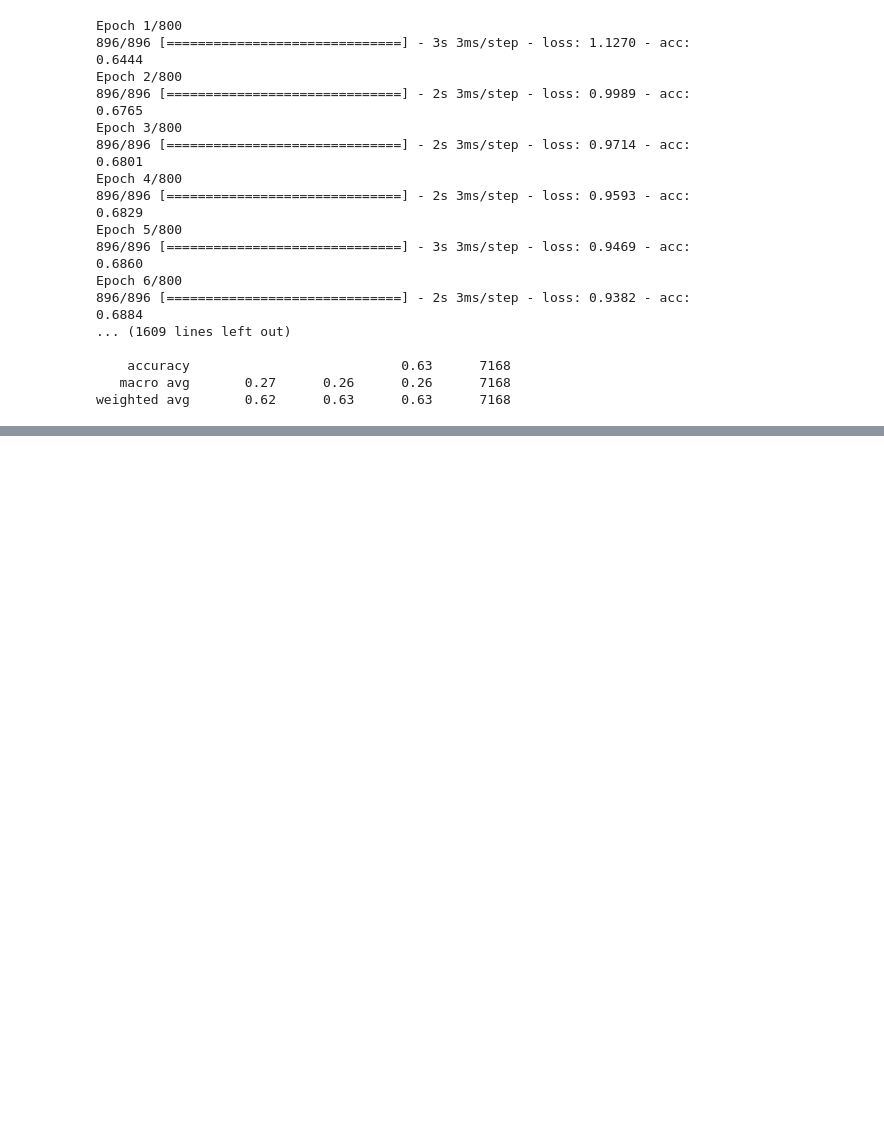
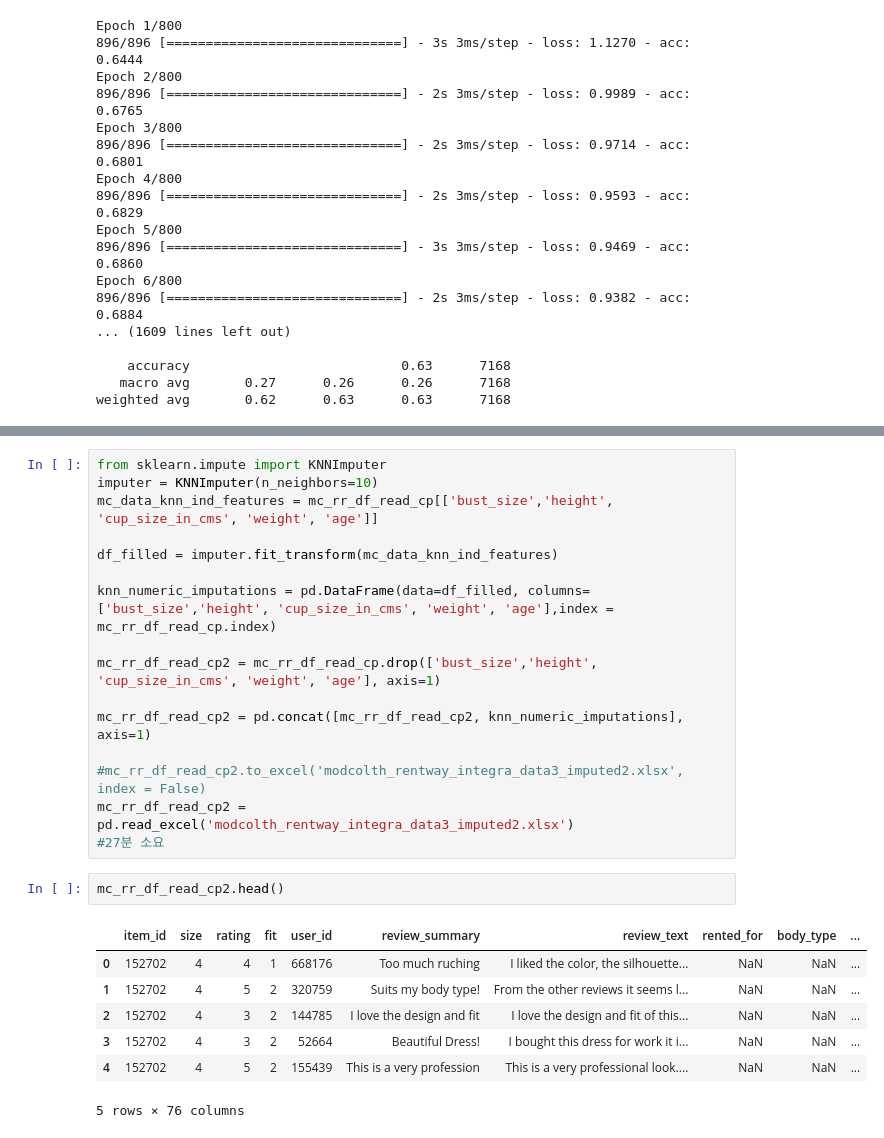
Before and after one commit to kdy5213/AI-ExpertFW-Prj, a Jupyter notebook: cloth recommendation_ML2_KDY.ipynb, the cells around one changed output, grey strips where cells are left out. Cells and saved outputs as stored; diff of their text form; blank space fills up the shorter version.

```diff
--- a/cloth recommendation_ML2_KDY.ipynb
+++ b/cloth recommendation_ML2_KDY.ipynb
@@ -731,0 +807,26 @@ weighted avg       0.62      0.63      0.63      7168
+# %%
+from sklearn.impute import KNNImputer
+imputer = KNNImputer(n_neighbors=10)
+mc_data_knn_ind_features = mc_rr_df_read_cp[['bust_size','height', 'cup_size_in_cms', 'weight', 'age']]
+
+df_filled = imputer.fit_transform(mc_data_knn_ind_features)
+
+knn_numeric_imputations = pd.DataFrame(data=df_filled, columns=['bust_size','height', 'cup_size_in_cms', 'weight', 'age'],index = mc_rr_df_read_cp.index)
+
+mc_rr_df_read_cp2 = mc_rr_df_read_cp.drop(['bust_size','height', 'cup_size_in_cms', 'weight', 'age'], axis=1)
+
+mc_rr_df_read_cp2 = pd.concat([mc_rr_df_read_cp2, knn_numeric_imputations], axis=1)
+
+#mc_rr_df_read_cp2.to_excel('modcolth_rentway_integra_data3_imputed2.xlsx', index = False)
+mc_rr_df_read_cp2 = pd.read_excel('modcolth_rentway_integra_data3_imputed2.xlsx')
+#27분 소요
+# %%
+mc_rr_df_read_cp2.head()
+# %% [output]
+|  | item_id | size | rating | fit | user_id | review_summary | review_text | rented_for | body_type | ... |
+| 0 | 152702 | 4 | 4 | 1 | 668176 | Too much ruching | I liked the color, the silhouette... | NaN | NaN | ... |
+| 1 | 152702 | 4 | 5 | 2 | 320759 | Suits my body type! | From the other reviews it seems l... | NaN | NaN | ... |
+| 2 | 152702 | 4 | 3 | 2 | 144785 | I love the design and fit | I love the design and fit of this... | NaN | NaN | ... |
+| 3 | 152702 | 4 | 3 | 2 | 52664 | Beautiful Dress! | I bought this dress for work it i... | NaN | NaN | ... |
+| 4 | 152702 | 4 | 5 | 2 | 155439 | This is a very profession | This is a very professional look.... | NaN | NaN | ... |
+5 rows × 76 columns
```
Also changed, not shown: parts of 44 cells of this notebook.
